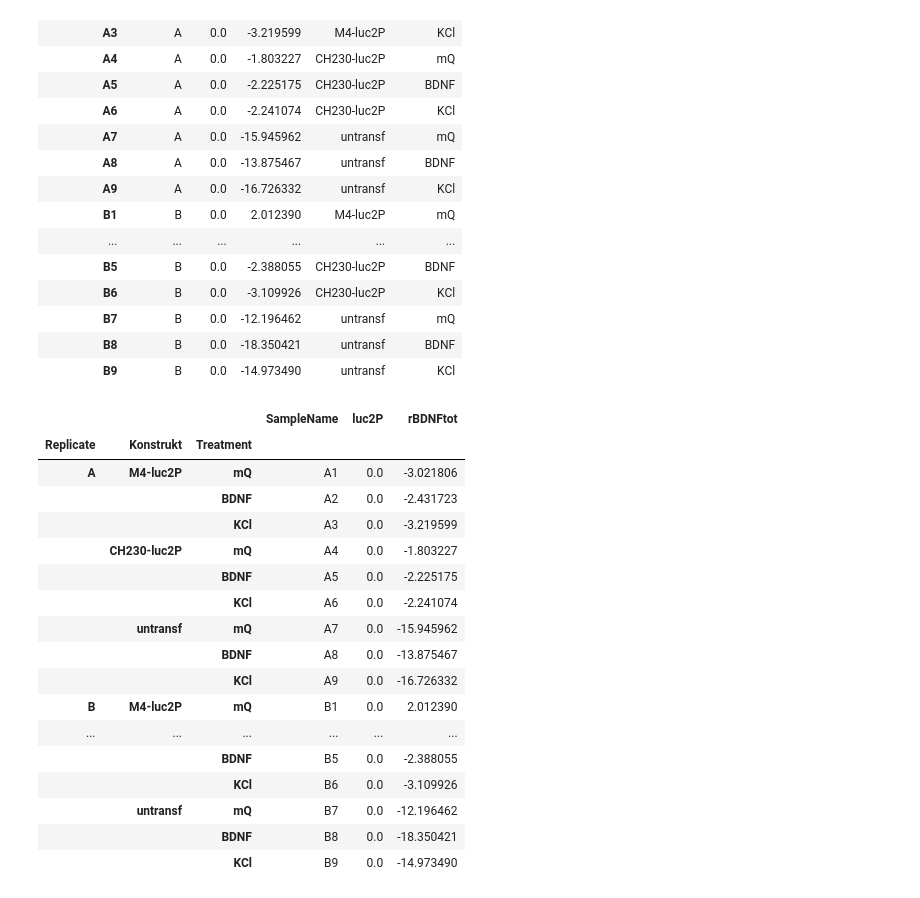
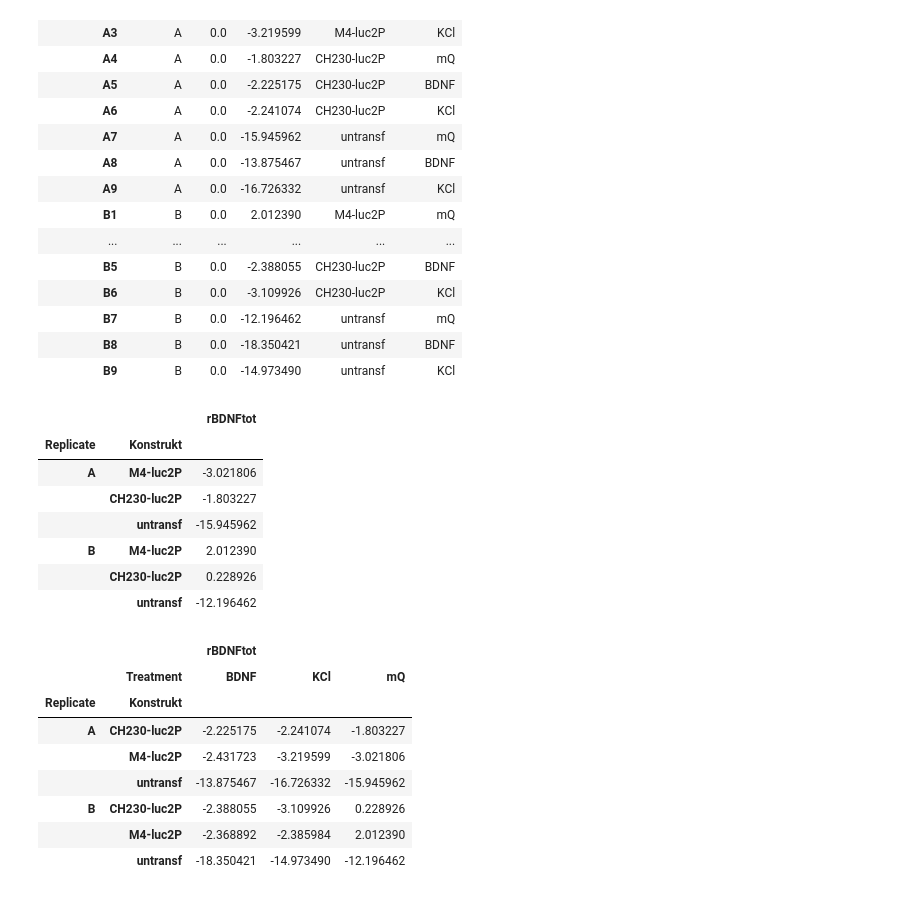
Before and after one commit to kjaanson/jupyter-workshop-ttu, a Jupyter notebook: 04-qPCR-andmeanalyys.ipynb, the cells around one changed output. Saved outputs shown, nothing was run; the diff lists cells and outputs as text; code cells hidden in the pictures.

```diff
--- a/04-qPCR-andmeanalyys.ipynb
+++ b/04-qPCR-andmeanalyys.ipynb
@@ -145,24 +164,17 @@ df_dCp.set_index("SampleName").join(metadata.set_index("samplename"))
 | B9 | B | 0.0 | -14.973490 | untransf | KCl |
 # %%
 df_dCp_withdata = df_dCp.set_index("SampleName").join(metadata.set_index("samplename")).reset_index()
+# %%
+df_norm = df_dCp_withdata.set_index(["Treatment"]).loc[["mQ"],:].reset_index().set_index(["Replicate","Konstrukt"])[["rBDNFtot"]]
+df_norm
+# %% [output]
+|  |  | rBDNFtot |
+| Replicate | Konstrukt |  |
+| A | M4-luc2P | -3.021806 |
+|  | CH230-luc2P | -1.803227 |
+|  | untransf | -15.945962 |
+| B | M4-luc2P | 2.012390 |
+|  | CH230-luc2P | 0.228926 |
+|  | untransf | -12.196462 |
 # %%
-df_dCp_withdata.set_index(["Replicate","Konstrukt", "Treatment"])
+df_data = df_dCp_withdata.set_index(["Replicate","Konstrukt"])[["Treatment","rBDNFtot"]]
-# %% [output]
-|  |  |  | SampleName | luc2P | rBDNFtot |
-| Replicate | Konstrukt | Treatment |  |  |  |
-| A | M4-luc2P | mQ | A1 | 0.0 | -3.021806 |
-|  |  | BDNF | A2 | 0.0 | -2.431723 |
-|  |  | KCl | A3 | 0.0 | -3.219599 |
-|  | CH230-luc2P | mQ | A4 | 0.0 | -1.803227 |
-|  |  | BDNF | A5 | 0.0 | -2.225175 |
-|  |  | KCl | A6 | 0.0 | -2.241074 |
-|  | untransf | mQ | A7 | 0.0 | -15.945962 |
-|  |  | BDNF | A8 | 0.0 | -13.875467 |
-|  |  | KCl | A9 | 0.0 | -16.726332 |
-| B | M4-luc2P | mQ | B1 | 0.0 | 2.012390 |
-| ... | ... | ... | ... | ... | ... |
-|  |  | BDNF | B5 | 0.0 | -2.388055 |
-|  |  | KCl | B6 | 0.0 | -3.109926 |
-|  | untransf | mQ | B7 | 0.0 | -12.196462 |
-|  |  | BDNF | B8 | 0.0 | -18.350421 |
-|  |  | KCl | B9 | 0.0 | -14.973490 |
@@ -168,0 +183,12 @@ df_dCp_withdata.set_index(["Replicate","Konstrukt", "Treatment"])
+# %%
+df_data.unstack(2)
+# %% [output]
+|  |  | rBDNFtot |  |  |
+|  | Treatment | BDNF | KCl | mQ |
+| Replicate | Konstrukt |  |  |  |
+| A | CH230-luc2P | -2.225175 | -2.241074 | -1.803227 |
+|  | M4-luc2P | -2.431723 | -3.219599 | -3.021806 |
+|  | untransf | -13.875467 | -16.726332 | -15.945962 |
+| B | CH230-luc2P | -2.388055 | -3.109926 | 0.228926 |
+|  | M4-luc2P | -2.368892 | -2.385984 | 2.012390 |
+|  | untransf | -18.350421 | -14.973490 | -12.196462 |
```
Also changed, not shown: parts of 9 cells of this notebook.
